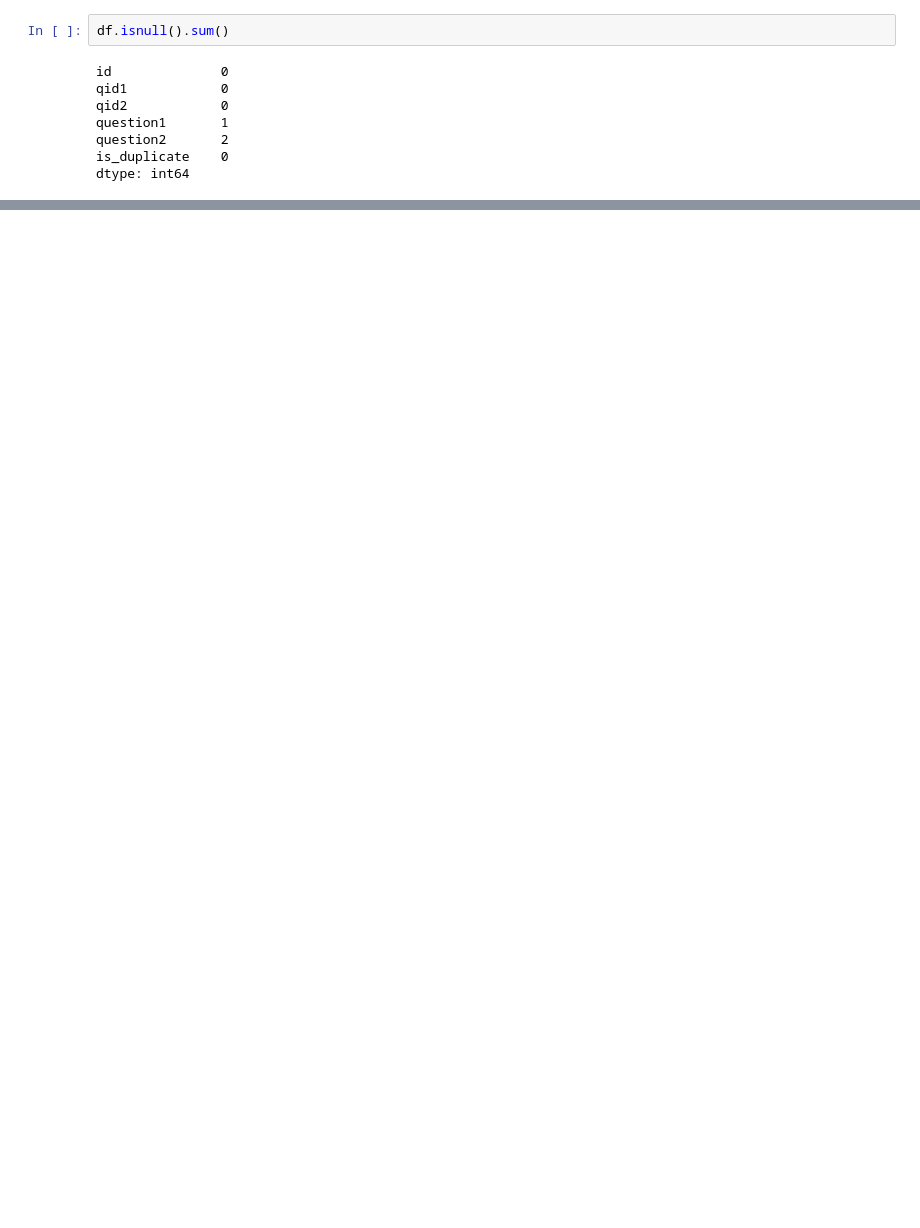
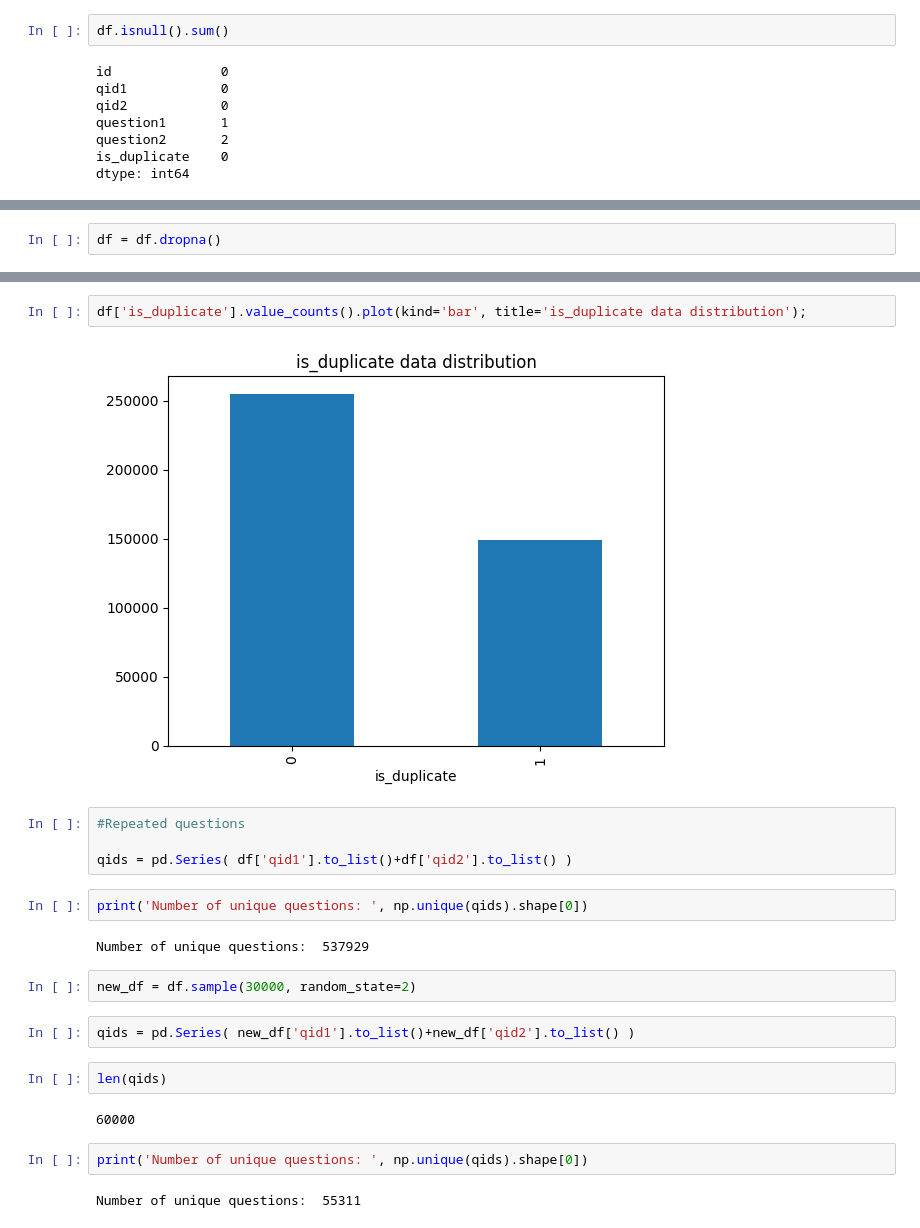
Before and after one commit to romi4odin/lotOfProjects, a Jupyter notebook: initial_EDA.ipynb, the cells around one changed output, grey strips where cells are left out. Drawn from its saved outputs; the diff is of its cells as text; blank space fills up the shorter version.

Commit message:
duplicate_questions_with_some feature Engineering

```diff
--- a/initial_EDA.ipynb
+++ b/initial_EDA.ipynb
@@ -175,0 +18,2 @@ accuracy_score(y_test, y_pred)
+# %%
+df = df.dropna()
@@ -175,0 +37,24 @@ accuracy_score(y_test, y_pred)
+# %%
+df['is_duplicate'].value_counts().plot(kind='bar', title='is_duplicate data distribution');
+# %% [output]
+[figure, added]
+# %%
+#Repeated questions
+
+qids = pd.Series( df['qid1'].to_list()+df['qid2'].to_list() )
+# %%
+print('Number of unique questions: ', np.unique(qids).shape[0])
+# %% [output]
+Number of unique questions:  537929
+# %%
+new_df = df.sample(30000, random_state=2)
+# %%
+qids = pd.Series( new_df['qid1'].to_list()+new_df['qid2'].to_list() )
+# %%
+len(qids)
+# %% [output]
+60000
+# %%
+print('Number of unique questions: ', np.unique(qids).shape[0])
+# %% [output]
+Number of unique questions:  55311
```
Also changed, not shown: parts of 66 cells of this notebook.
